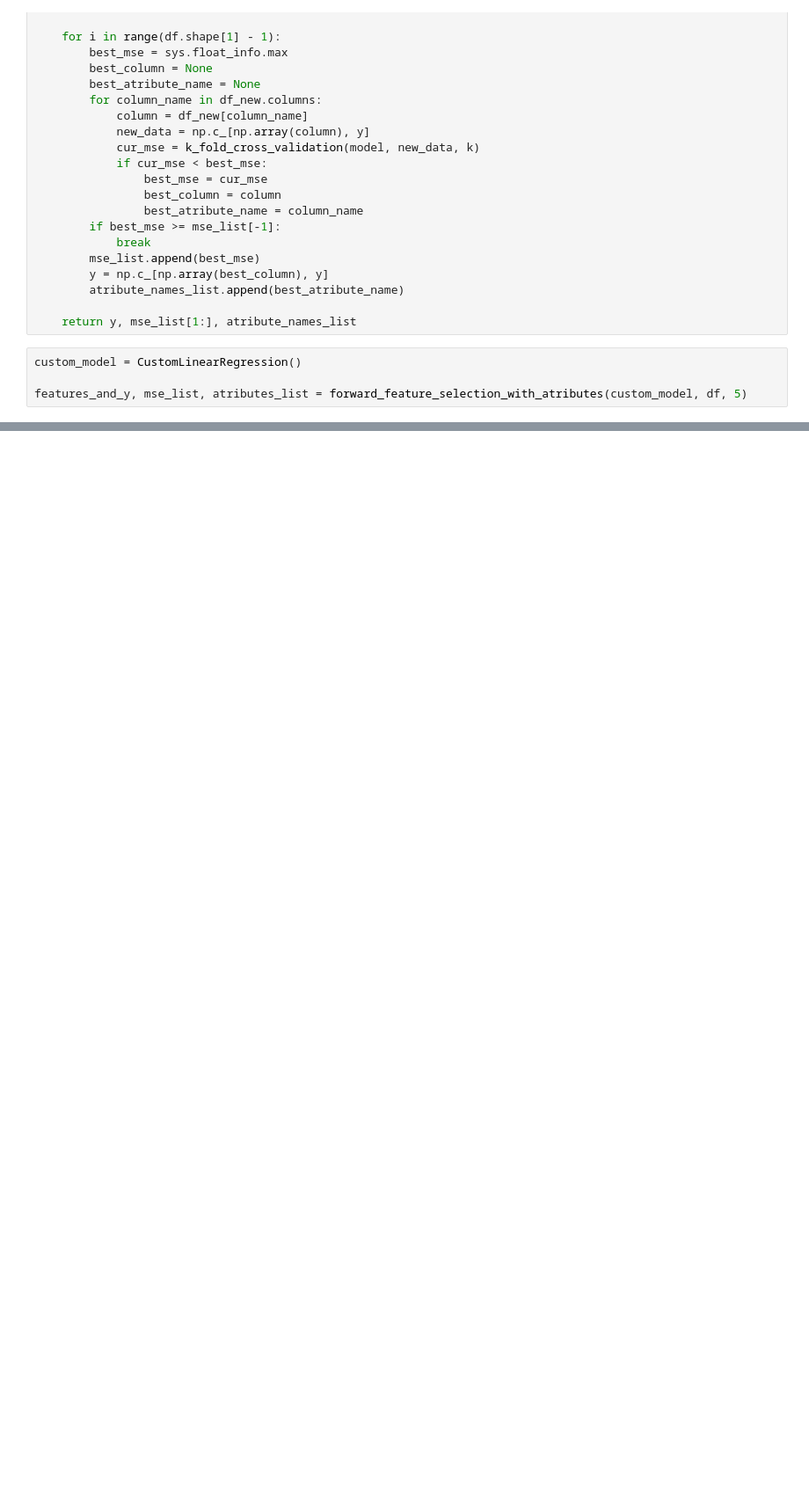
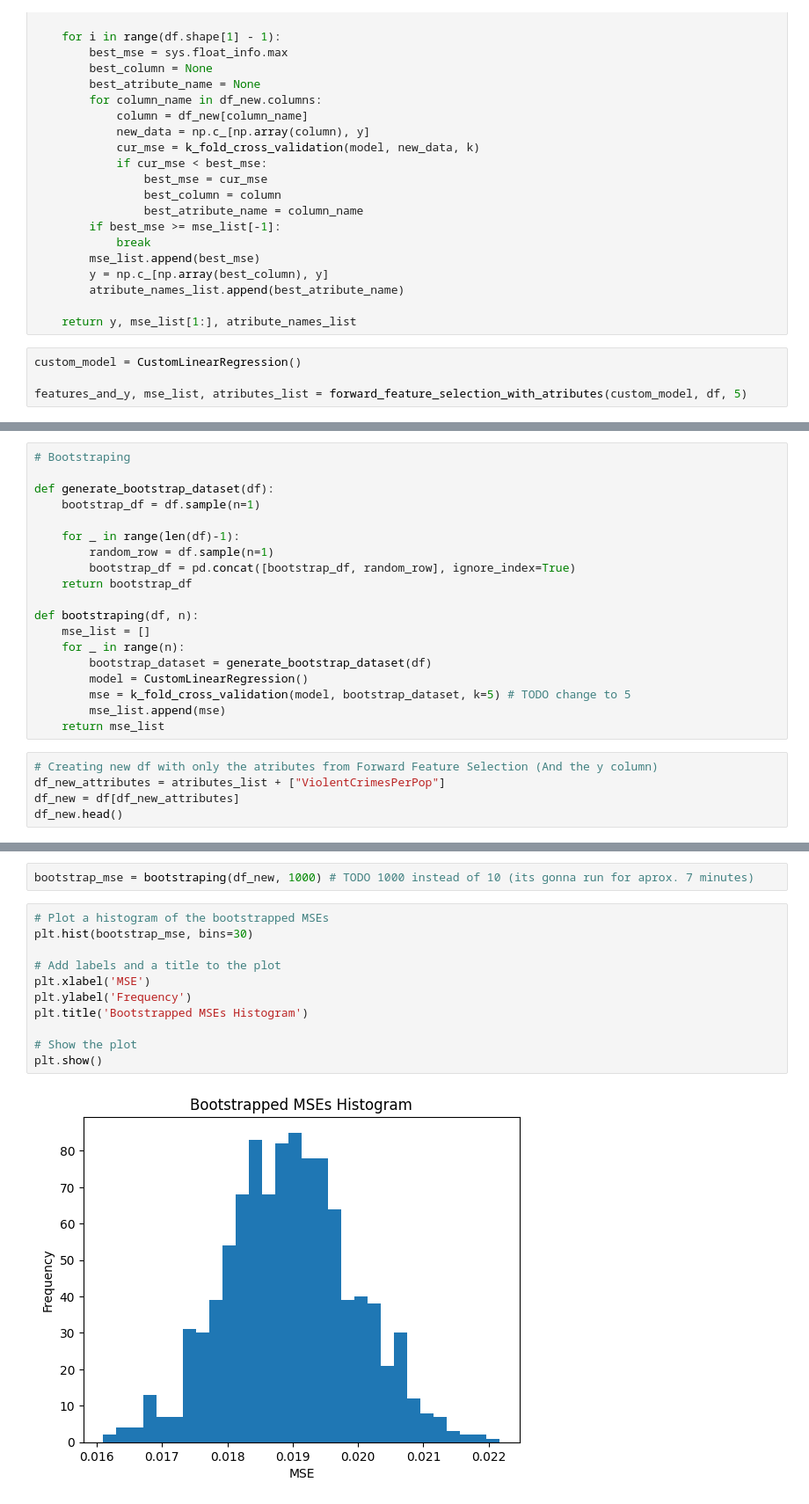
Before and after one commit to kikiMarsovec/SU-vaje, a Jupyter notebook: v2/v2.ipynb, the cells around one changed output, grey strips where cells are left out. Shown at 88% size. Saved outputs shown, nothing was run; the diff lists cells and outputs as text; blank space fills up the shorter version.

```diff
--- a/v2/v2.ipynb
+++ b/v2/v2.ipynb
@@ -168,0 +157,24 @@ plt.show()
+# %%
+# Bootstraping
+
+def generate_bootstrap_dataset(df):
+    bootstrap_df = df.sample(n=1)
+
+    for _ in range(len(df)-1):
+        random_row = df.sample(n=1)
+        bootstrap_df = pd.concat([bootstrap_df, random_row], ignore_index=True)
+    return bootstrap_df
+
+def bootstraping(df, n):
+    mse_list = []
+    for _ in range(n):
+        bootstrap_dataset = generate_bootstrap_dataset(df)
+        model = CustomLinearRegression()
+        mse = k_fold_cross_validation(model, bootstrap_dataset, k=5) # TODO change to 5
+        mse_list.append(mse)
+    return mse_list
+# %%
+# Creating new df with only the atributes from Forward Feature Selection (And the y column)
+df_new_attributes = atributes_list + ["ViolentCrimesPerPop"]
+df_new = df[df_new_attributes]
+df_new.head()
@@ -168,0 +188,15 @@ plt.show()
+# %%
+bootstrap_mse = bootstraping(df_new, 1000) # TODO 1000 instead of 10 (its gonna run for aprox. 7 minutes)
+# %%
+# Plot a histogram of the bootstrapped MSEs
+plt.hist(bootstrap_mse, bins=30)
+
+# Add labels and a title to the plot
+plt.xlabel('MSE')
+plt.ylabel('Frequency')
+plt.title('Bootstrapped MSEs Histogram')
+
+# Show the plot
+plt.show()
+# %% [output]
+[figure, added]
```
Also changed, not shown: parts of 5 cells of this notebook.
